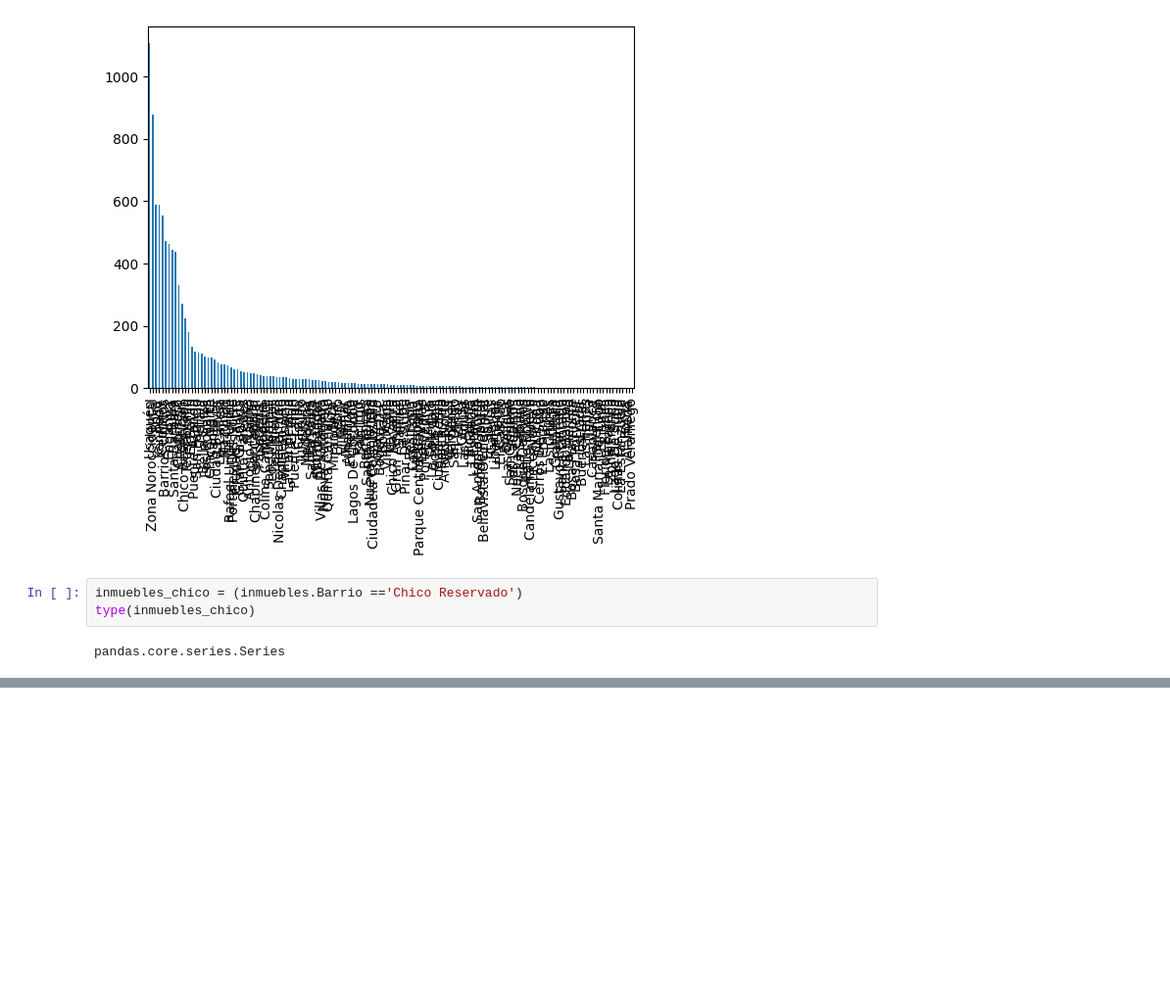
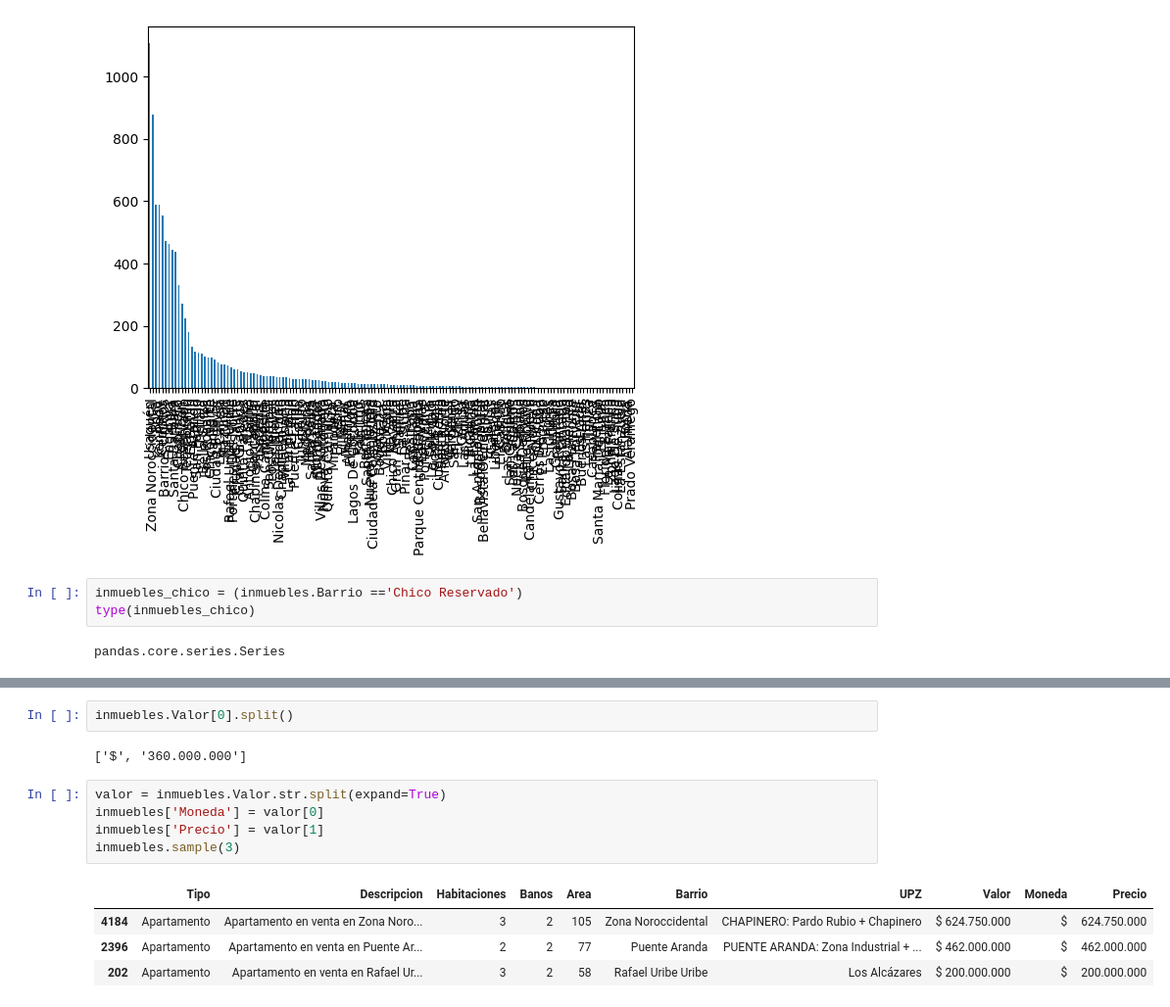
Before and after one commit to AllenJDelgado/AllenJDelgado, a Jupyter notebook: INMERSION_DATOS_AULA_1.ipynb, the cells around one changed output, grey strips where cells are left out. Shown at 98% size. Saved outputs shown, nothing was run; the diff lists cells and outputs as text; blank space fills up the shorter version.

```diff
--- a/INMERSION_DATOS_AULA_1.ipynb
+++ b/INMERSION_DATOS_AULA_1.ipynb
@@ -151,0 +200,14 @@ pandas.core.series.Series
+# %%
+inmuebles.Valor[0].split()
+# %% [output]
+['$', '360.000.000']
+# %%
+valor = inmuebles.Valor.str.split(expand=True)
+inmuebles['Moneda'] = valor[0]
+inmuebles['Precio'] = valor[1]
+inmuebles.sample(3)
+# %% [output]
+|  | Tipo | Descripcion | Habitaciones | Banos | Area | Barrio | UPZ | Valor | Moneda | Precio |
+| 4184 | Apartamento | Apartamento en venta en Zona Noro... | 3 | 2 | 105 | Zona Noroccidental | CHAPINERO: Pardo Rubio + Chapinero | $ 624.750.000 | $ | 624.750.000 |
+| 2396 | Apartamento | Apartamento en venta en Puente Ar... | 2 | 2 | 77 | Puente Aranda | PUENTE ARANDA: Zona Industrial + ... | $ 462.000.000 | $ | 462.000.000 |
+| 202 | Apartamento | Apartamento en venta en Rafael Ur... | 3 | 2 | 58 | Rafael Uribe Uribe | Los Alcázares | $ 200.000.000 | $ | 200.000.000 |
```
Also changed, not shown: parts of 13 cells of this notebook.
